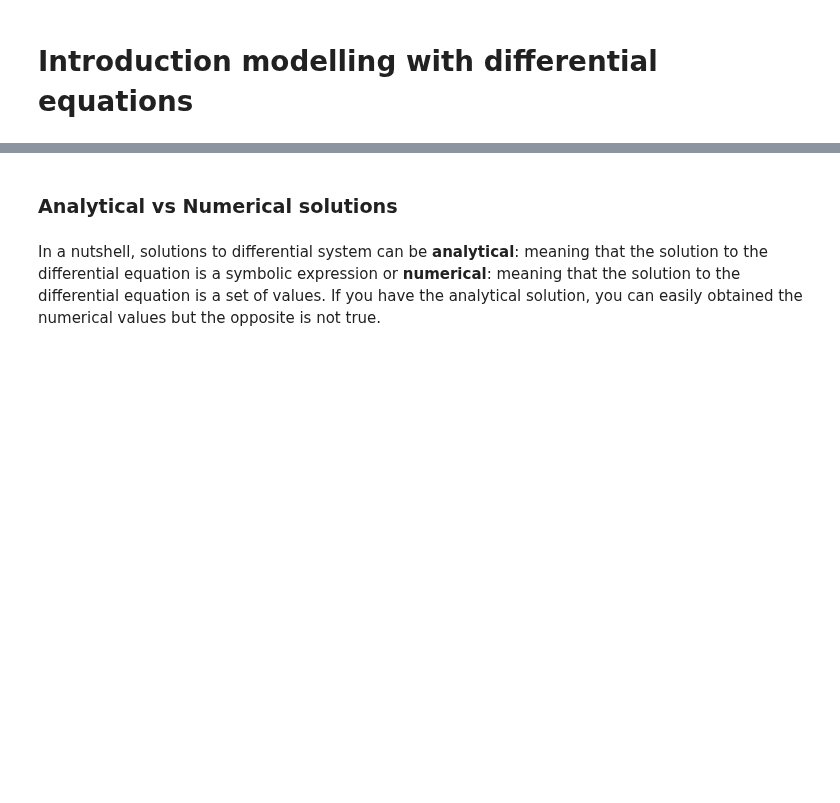
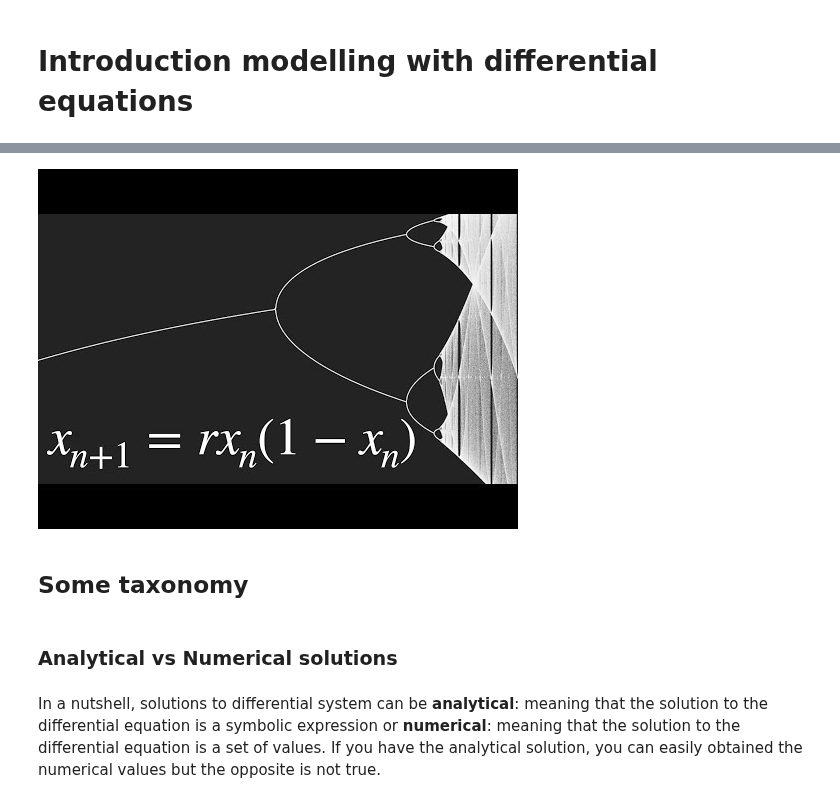
Before and after one commit to BergLab/CompNeuroCourse, a Jupyter notebook: _build/jupyter_execute/notebooks/dynamical_systems/dynamical_systems_intro.ipynb, the cells around one changed output, grey strips where cells are left out. Saved outputs shown, nothing was run; the diff lists cells and outputs as text; code cells hidden in the pictures; blank space fills up the shorter version.

```diff
--- a/_build/jupyter_execute/notebooks/dynamical_systems/dynamical_systems_intro.ipynb
+++ b/_build/jupyter_execute/notebooks/dynamical_systems/dynamical_systems_intro.ipynb
@@ -7,3 +16,10 @@
+# %%
+from IPython.display import YouTubeVideo
+YouTubeVideo("ovJcsL7vyrk", width=600, height=400)
+# %% [output]
+[figure, added]
+# %% [markdown]
+## Some taxonomy
 # %% [markdown]
 ### Analytical vs Numerical solutions
 # %% [markdown]
```
Also changed, not shown: parts of 6 cells of this notebook, 20 other files.
